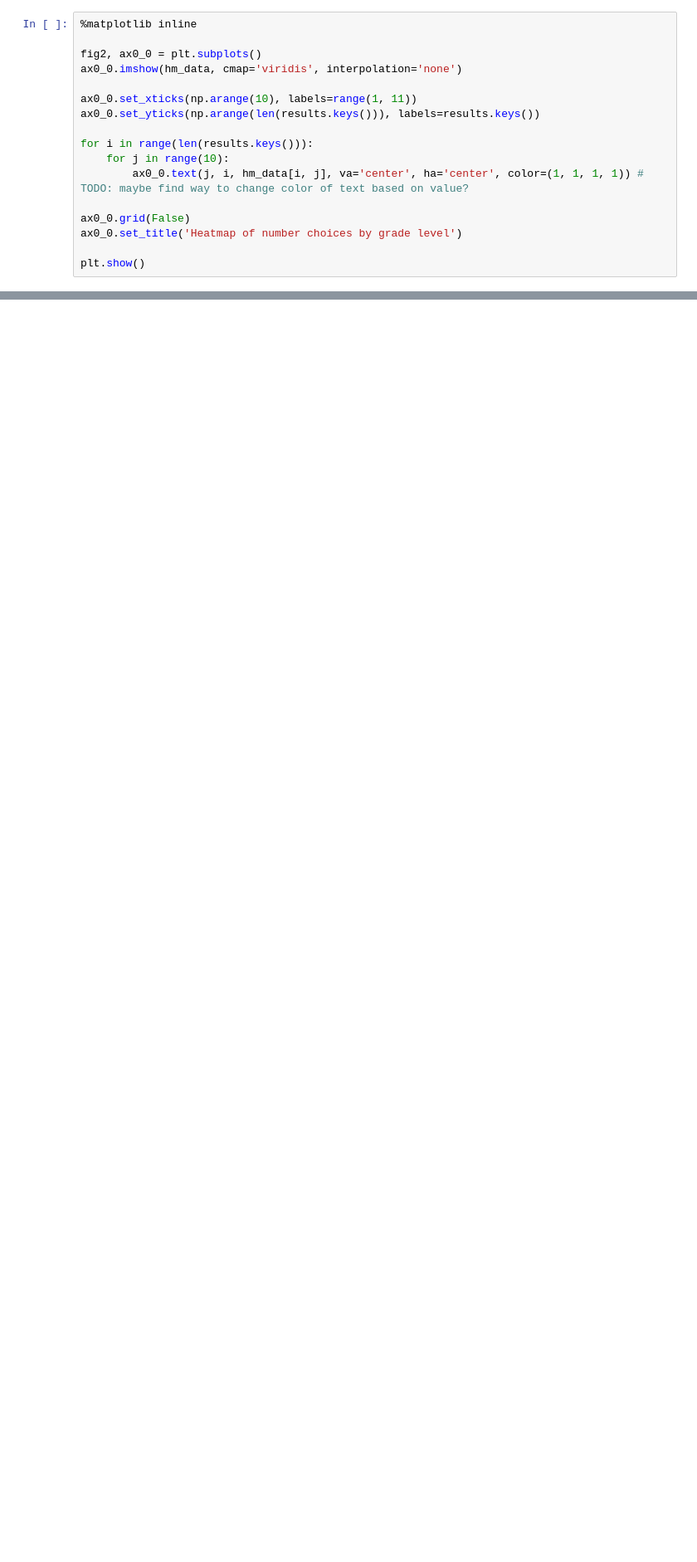
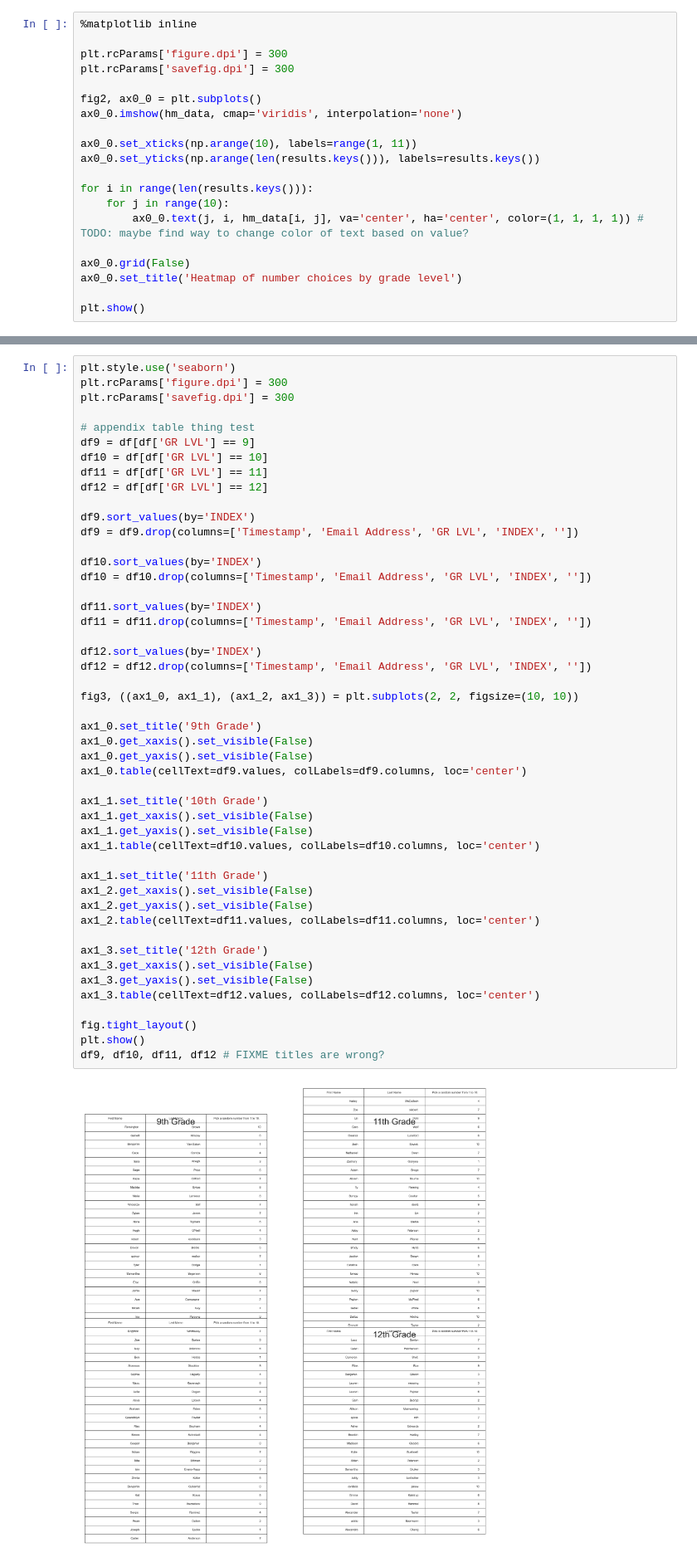
Before and after one commit to ss0g/stats-final-project, a Jupyter notebook: src/charts/charts.ipynb, the cells around one changed output, grey strips where cells are left out. Shown at 83% size. Saved outputs shown, nothing was run; the diff lists cells and outputs as text; blank space fills up the shorter version.

```diff
--- a/src/charts/charts.ipynb
+++ b/src/charts/charts.ipynb
@@ -105,5 +118,8 @@ df
 # %%
 %matplotlib inline
+
+plt.rcParams['figure.dpi'] = 300
+plt.rcParams['savefig.dpi'] = 300
 
 fig2, ax0_0 = plt.subplots()
 ax0_0.imshow(hm_data, cmap='viridis', interpolation='none')
@@ -123,0 +140,50 @@ plt.show()
+# %%
+plt.style.use('seaborn')
+plt.rcParams['figure.dpi'] = 300
+plt.rcParams['savefig.dpi'] = 300
+
+# appendix table thing test
+df9 = df[df['GR LVL'] == 9]
+df10 = df[df['GR LVL'] == 10]
+df11 = df[df['GR LVL'] == 11]
+df12 = df[df['GR LVL'] == 12]
+
+df9.sort_values(by='INDEX')
+df9 = df9.drop(columns=['Timestamp', 'Email Address', 'GR LVL', 'INDEX', ''])
+
+df10.sort_values(by='INDEX')
+df10 = df10.drop(columns=['Timestamp', 'Email Address', 'GR LVL', 'INDEX', ''])
+
+df11.sort_values(by='INDEX')
+df11 = df11.drop(columns=['Timestamp', 'Email Address', 'GR LVL', 'INDEX', ''])
+
+df12.sort_values(by='INDEX')
+df12 = df12.drop(columns=['Timestamp', 'Email Address', 'GR LVL', 'INDEX', ''])
+
+fig3, ((ax1_0, ax1_1), (ax1_2, ax1_3)) = plt.subplots(2, 2, figsize=(10, 10))
+
+ax1_0.set_title('9th Grade')
+ax1_0.get_xaxis().set_visible(False)
+ax1_0.get_yaxis().set_visible(False)
+ax1_0.table(cellText=df9.values, colLabels=df9.columns, loc='center')
+
+ax1_1.set_title('10th Grade')
+ax1_1.get_xaxis().set_visible(False)
+ax1_1.get_yaxis().set_visible(False)
+ax1_1.table(cellText=df10.values, colLabels=df10.columns, loc='center')
+
+ax1_1.set_title('11th Grade')
+ax1_2.get_xaxis().set_visible(False)
+ax1_2.get_yaxis().set_visible(False)
+ax1_2.table(cellText=df11.values, colLabels=df11.columns, loc='center')
+
+ax1_3.set_title('12th Grade')
+ax1_3.get_xaxis().set_visible(False)
+ax1_3.get_yaxis().set_visible(False)
+ax1_3.table(cellText=df12.values, colLabels=df12.columns, loc='center')
+
+fig.tight_layout()
+plt.show()
+df9, df10, df11, df12 # FIXME titles are wrong?
+# %% [output]
+[figure, added]
```
Also changed, not shown: parts of 4 cells of this notebook, 6 other files.
